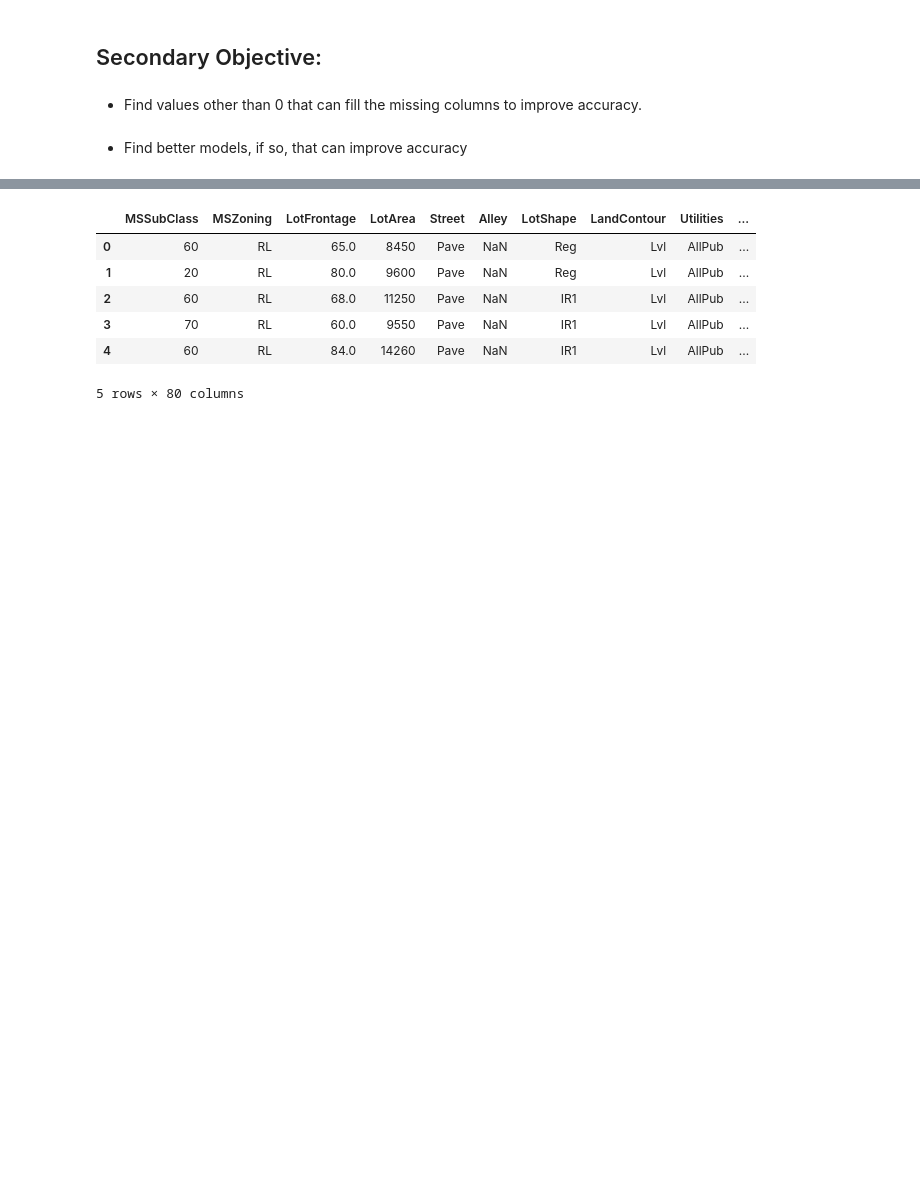
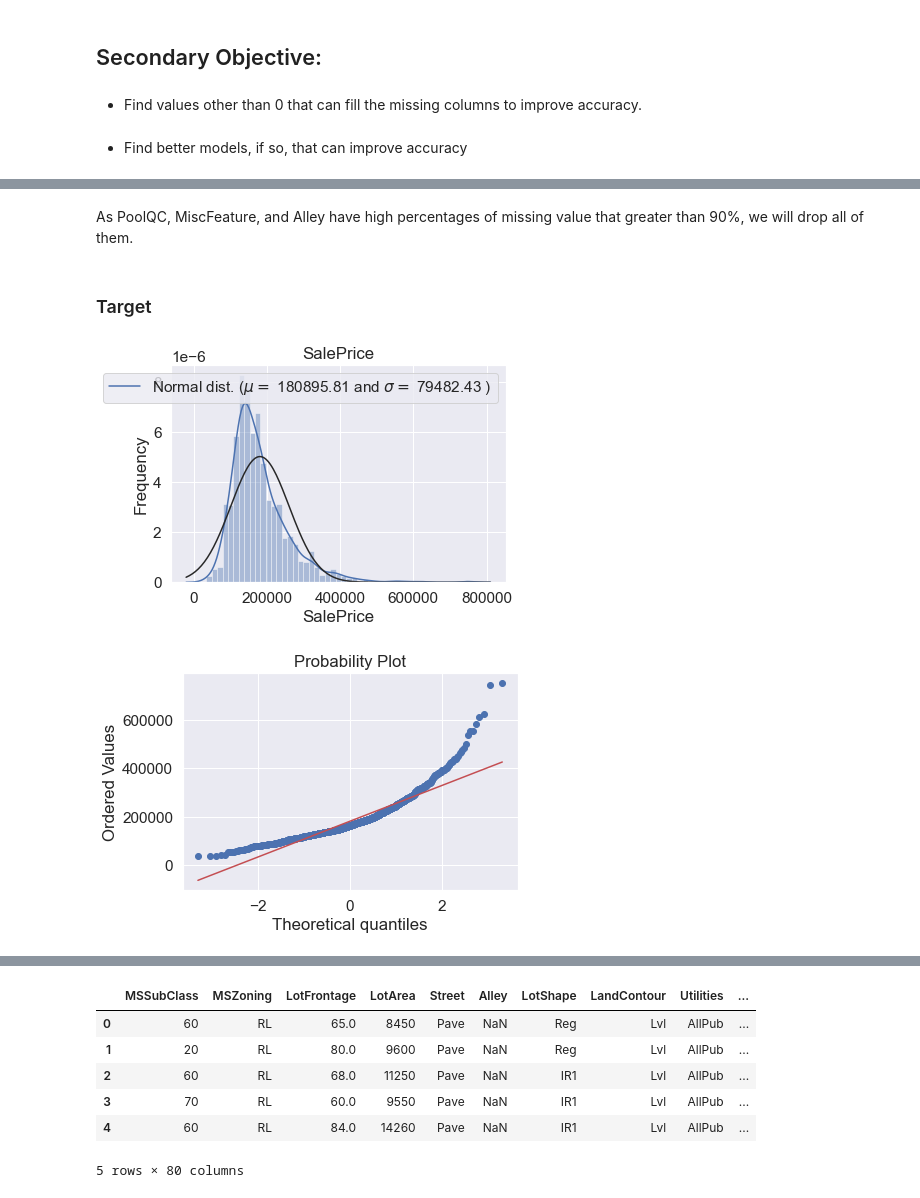
Before and after one commit to shy1213/House_Price, a Jupyter notebook: House_Price.ipynb, the cells around one changed output, grey strips where cells are left out. Drawn from its saved outputs; the diff is of its cells as text; code cells hidden in the pictures; blank space fills up the shorter version.

```diff
--- a/House_Price.ipynb
+++ b/House_Price.ipynb
@@ -73,0 +109,22 @@ house = house.drop(house[(house['EnclosedPorch'] > 500) & (house['SalePrice'] <
+# %% [markdown]
+As PoolQC, MiscFeature, and Alley have high percentages of missing value that greater than 90%, we will drop all of them.
+# %% [markdown]
+### Target
+# %%
+from scipy.stats import norm
+from scipy import stats
+
+sns.distplot(house['SalePrice'] , fit=norm);
+(mu, sigma) = norm.fit(house['SalePrice'])
+
+plt.legend(['Normal dist. ($\mu=$ {:.2f} and $\sigma=$ {:.2f} )'.format(mu, sigma)],
+            loc='best')
+plt.ylabel('Frequency')
+plt.title('SalePrice')
+
+fig = plt.figure()
+res = stats.probplot(house['SalePrice'], plot=plt)
+plt.show()
+# %% [output]
+[figure, added]
+[figure, added]
```
Also changed, not shown: parts of 51 cells of this notebook, 1 other file.
